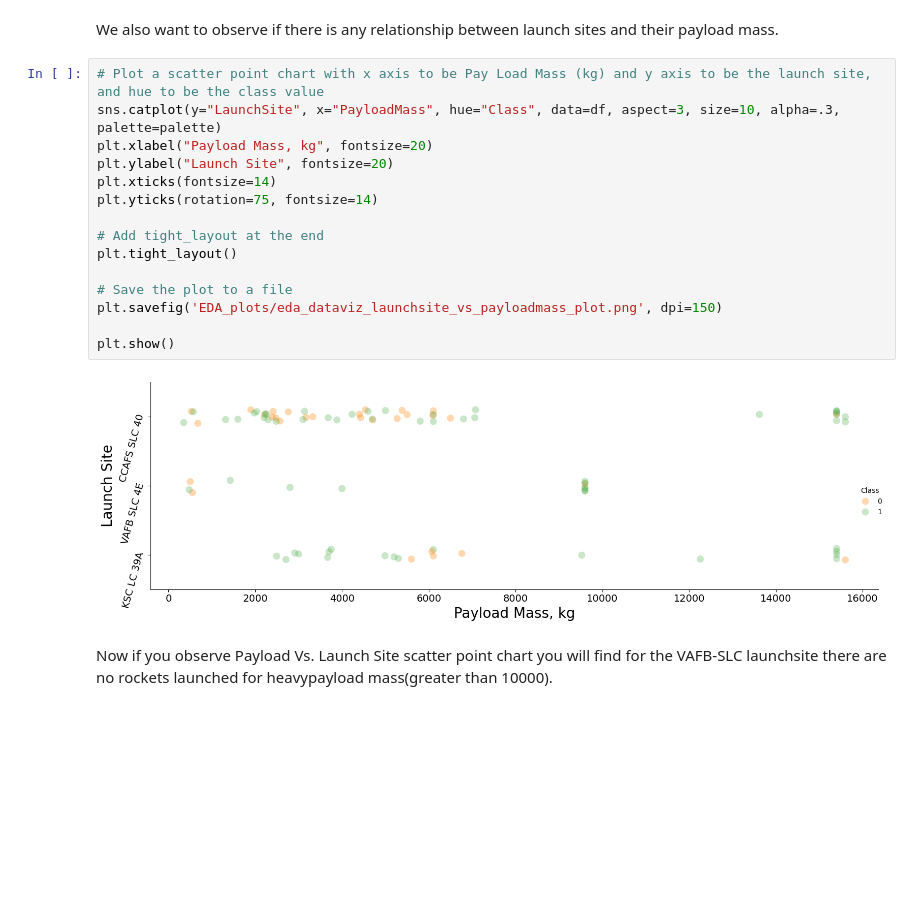
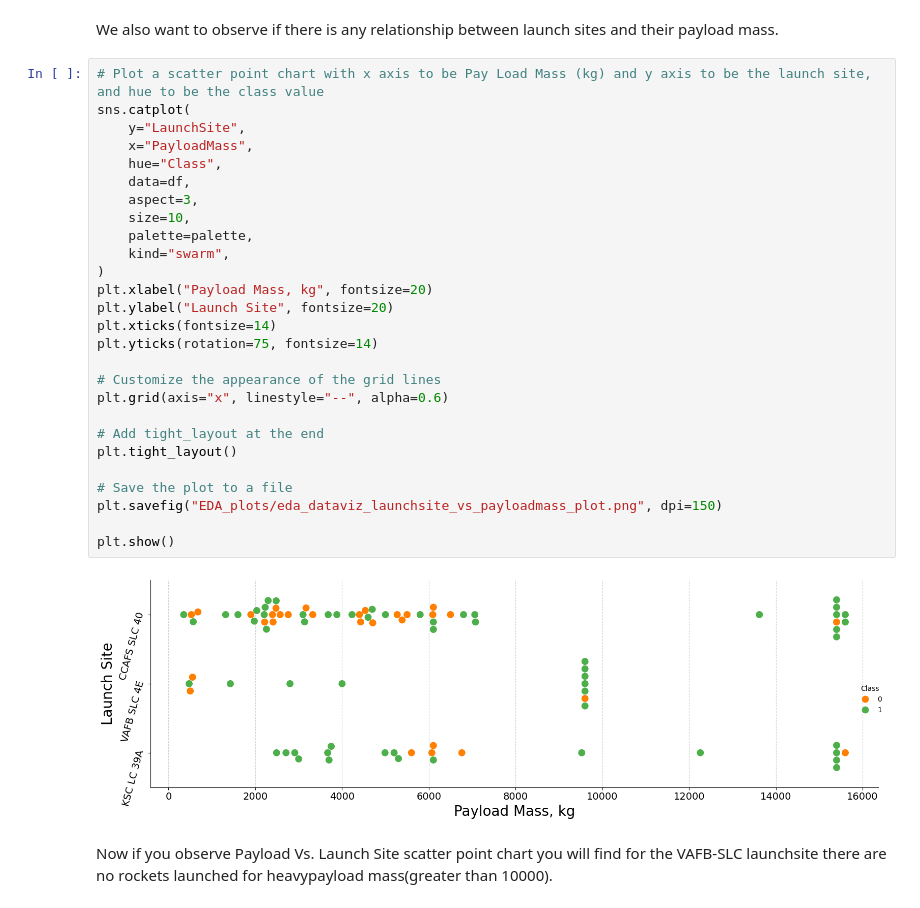
Before and after one commit to andreypomortsev/spacey-ibm-ds-project, a Jupyter notebook: eda_dataviz.ipynb, the cells around one changed output. Saved outputs shown, nothing was run; the diff lists cells and outputs as text; blank space fills up the shorter version.

```diff
--- a/eda_dataviz.ipynb
+++ b/eda_dataviz.ipynb
@@ -137,21 +158,33 @@ Now try to explain the patterns you found in the Flight Number vs. Launch Site s
 We also want to observe if there is any relationship between launch sites and their payload mass.
 # %%
 # Plot a scatter point chart with x axis to be Pay Load Mass (kg) and y axis to be the launch site, and hue to be the class value
-sns.catplot(y="LaunchSite", x="PayloadMass", hue="Class", data=df, aspect=3, size=10, alpha=.3, palette=palette)
+sns.catplot(
+    y="LaunchSite",
+    x="PayloadMass",
+    hue="Class",
+    data=df,
+    aspect=3,
+    size=10,
+    palette=palette,
+    kind="swarm",
+)
 plt.xlabel("Payload Mass, kg", fontsize=20)
 plt.ylabel("Launch Site", fontsize=20)
 plt.xticks(fontsize=14)
 plt.yticks(rotation=75, fontsize=14)
 
+# Customize the appearance of the grid lines
+plt.grid(axis="x", linestyle="--", alpha=0.6)
+
 # Add tight_layout at the end
 plt.tight_layout()
 
 # Save the plot to a file
-plt.savefig('EDA_plots/eda_dataviz_launchsite_vs_payloadmass_plot.png', dpi=150)
+plt.savefig("EDA_plots/eda_dataviz_launchsite_vs_payloadmass_plot.png", dpi=150)
 
 plt.show()
 # %% [output]
-[figure, old version]
+[figure, new version]
 # %% [markdown]
 Now if you observe Payload Vs. Launch Site scatter point chart you will find for the VAFB-SLC  launchsite there are no  rockets  launched for  heavypayload mass(greater than 10000).
 # %% [markdown]
```
Also changed, not shown: parts of 4 cells of this notebook.
